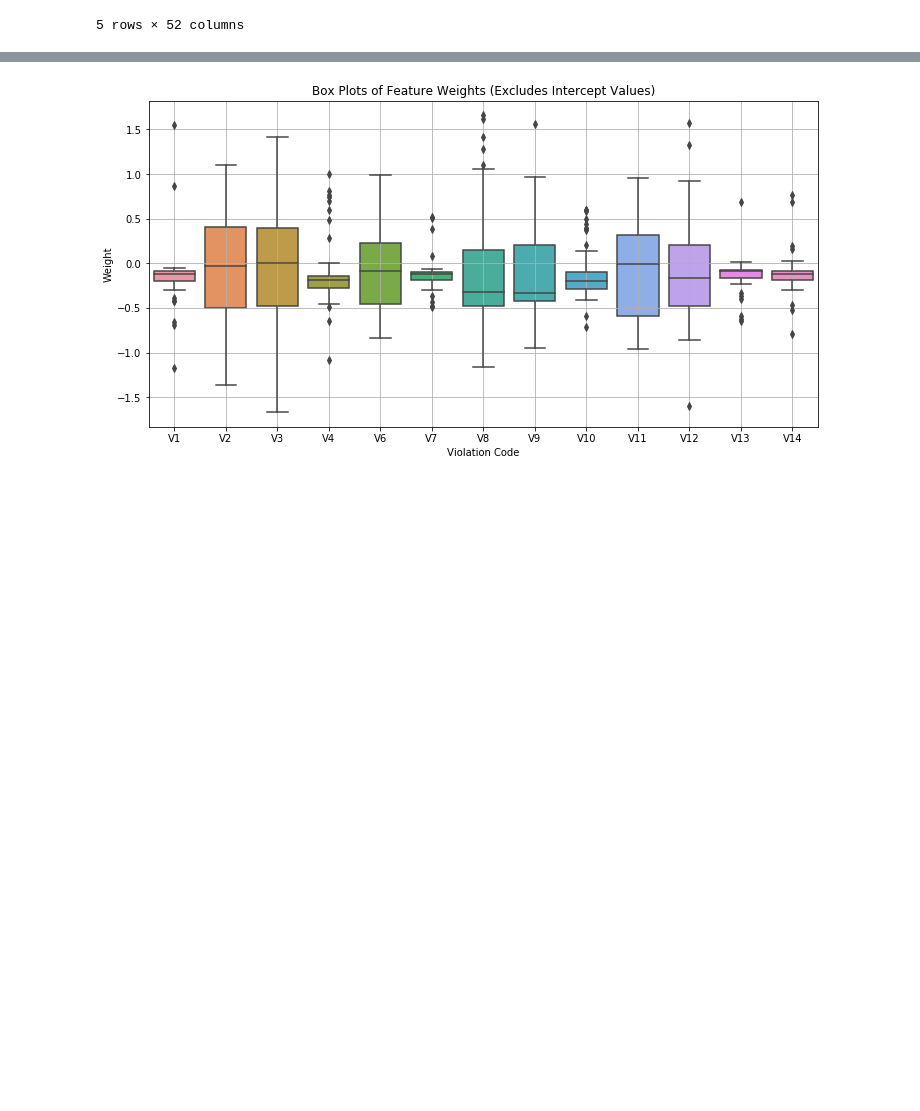
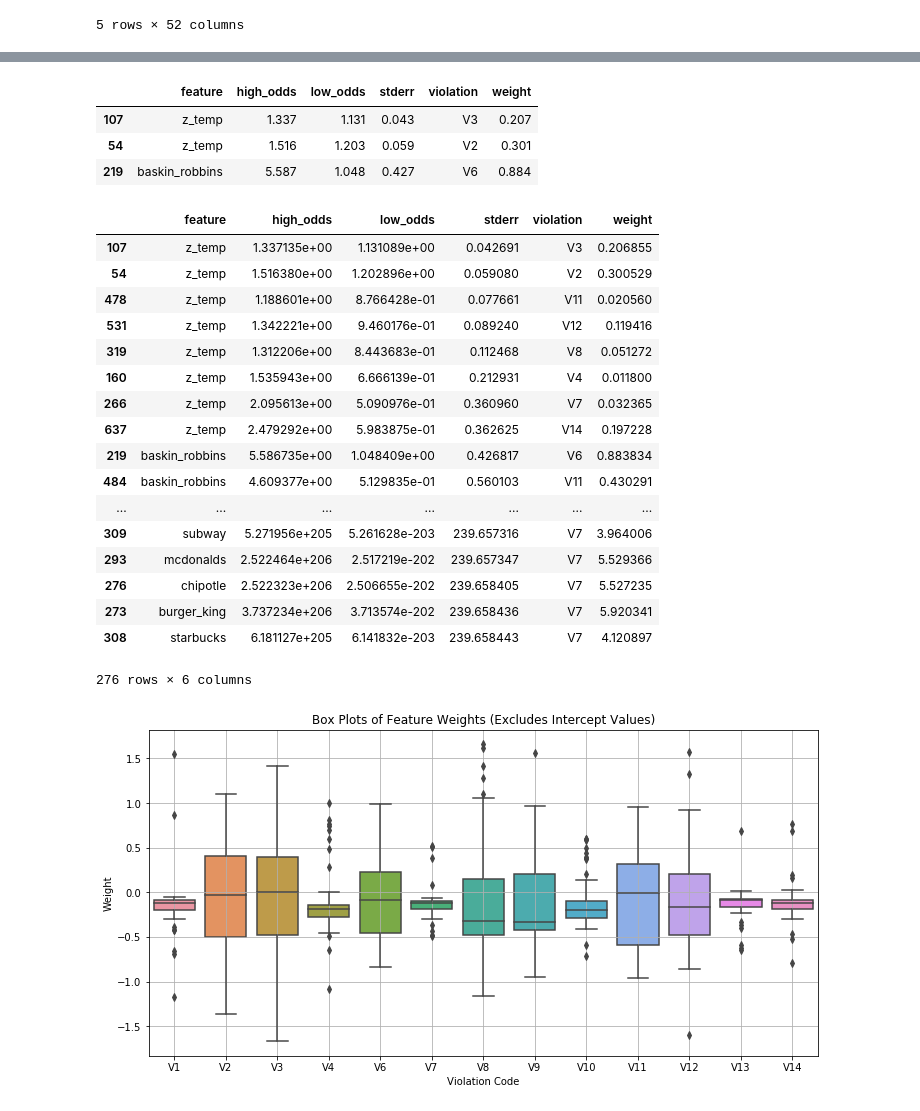
Before and after one commit to vingkan/foodinspectionforecasting, a Jupyter notebook: IIT/173_common_restaurants.ipynb, the cells around one changed output, grey strips where cells are left out. Cells and saved outputs as stored; diff of their text form; code cells hidden in the pictures; blank space fills up the shorter version.

```diff
--- a/IIT/173_common_restaurants.ipynb
+++ b/IIT/173_common_restaurants.ipynb
@@ -226,3 +254,22 @@ def get_weight_table(weight_list, columns):
+# %%
+def get_odds_table(weight_list, columns):
+    rows = []
+    for v, coef, intercept, lower, upper, bse in weight_list:
+        rows.append({
+            "violation": v,
+            "feature": "intercept",
+            "weight": intercept
+        })
+        for weight, lo_odds, hi_odds, se, col in zip(coef, lower, upper, bse, columns):
+            rows.append({
+                "violation": v,
+                "feature": col,
+                "low_odds": lo_odds,
+                "high_odds": hi_odds,
+                "weight": weight,
+                "stderr": se
+            })
+    return pd.DataFrame(rows)
 # %%
 def show_top_features(wtd, k_top, ascending):
     gp = wtd.groupby("violation")[["weight", "feature"]]
@@ -273,2 +323,2 @@ sdf.head(10).T
 # %%
-wtd = get_weight_table(simple_weights, columns).query("feature != 'intercept'")
+wtd = get_odds_table(odds_weights, columns).query("feature != 'intercept'")
@@ -275,3 +334,31 @@ wtd = get_weight_table(simple_weights, columns).query("feature != 'intercept'")
+# %%
+wtd.query("low_odds > 1").sort_values(by=["stderr"], ascending=[True]).round(3)
+# %% [output]
+|  | feature | high_odds | low_odds | stderr | violation | weight |
+| 107 | z_temp | 1.337 | 1.131 | 0.043 | V3 | 0.207 |
+| 54 | z_temp | 1.516 | 1.203 | 0.059 | V2 | 0.301 |
+| 219 | baskin_robbins | 5.587 | 1.048 | 0.427 | V6 | 0.884 |
+# %%
+wtd.query("weight > 0").sort_values(by=["stderr"], ascending=[True])
+# %% [output]
+|  | feature | high_odds | low_odds | stderr | violation | weight |
+| 107 | z_temp | 1.337135e+00 | 1.131089e+00 | 0.042691 | V3 | 0.206855 |
+| 54 | z_temp | 1.516380e+00 | 1.202896e+00 | 0.059080 | V2 | 0.300529 |
+| 478 | z_temp | 1.188601e+00 | 8.766428e-01 | 0.077661 | V11 | 0.020560 |
+| 531 | z_temp | 1.342221e+00 | 9.460176e-01 | 0.089240 | V12 | 0.119416 |
+| 319 | z_temp | 1.312206e+00 | 8.443683e-01 | 0.112468 | V8 | 0.051272 |
+| 160 | z_temp | 1.535943e+00 | 6.666139e-01 | 0.212931 | V4 | 0.011800 |
+| 266 | z_temp | 2.095613e+00 | 5.090976e-01 | 0.360960 | V7 | 0.032365 |
+| 637 | z_temp | 2.479292e+00 | 5.983875e-01 | 0.362625 | V14 | 0.197228 |
+| 219 | baskin_robbins | 5.586735e+00 | 1.048409e+00 | 0.426817 | V6 | 0.883834 |
+| 484 | baskin_robbins | 4.609377e+00 | 5.129835e-01 | 0.560103 | V11 | 0.430291 |
+| ... | ... | ... | ... | ... | ... | ... |
+| 309 | subway | 5.271956e+205 | 5.261628e-203 | 239.657316 | V7 | 3.964006 |
+| 293 | mcdonalds | 2.522464e+206 | 2.517219e-202 | 239.657347 | V7 | 5.529366 |
+| 276 | chipotle | 2.522323e+206 | 2.506655e-202 | 239.658405 | V7 | 5.527235 |
+| 273 | burger_king | 3.737234e+206 | 3.713574e-202 | 239.658436 | V7 | 5.920341 |
+| 308 | starbucks | 6.181127e+205 | 6.141832e-203 | 239.658443 | V7 | 4.120897 |
+276 rows × 6 columns
 # %%
 sns.boxplot(x="violation", y="weight", data=wtd)
 plt.xlabel("Violation Code")
```
Also changed, not shown: parts of 7 cells of this notebook.
